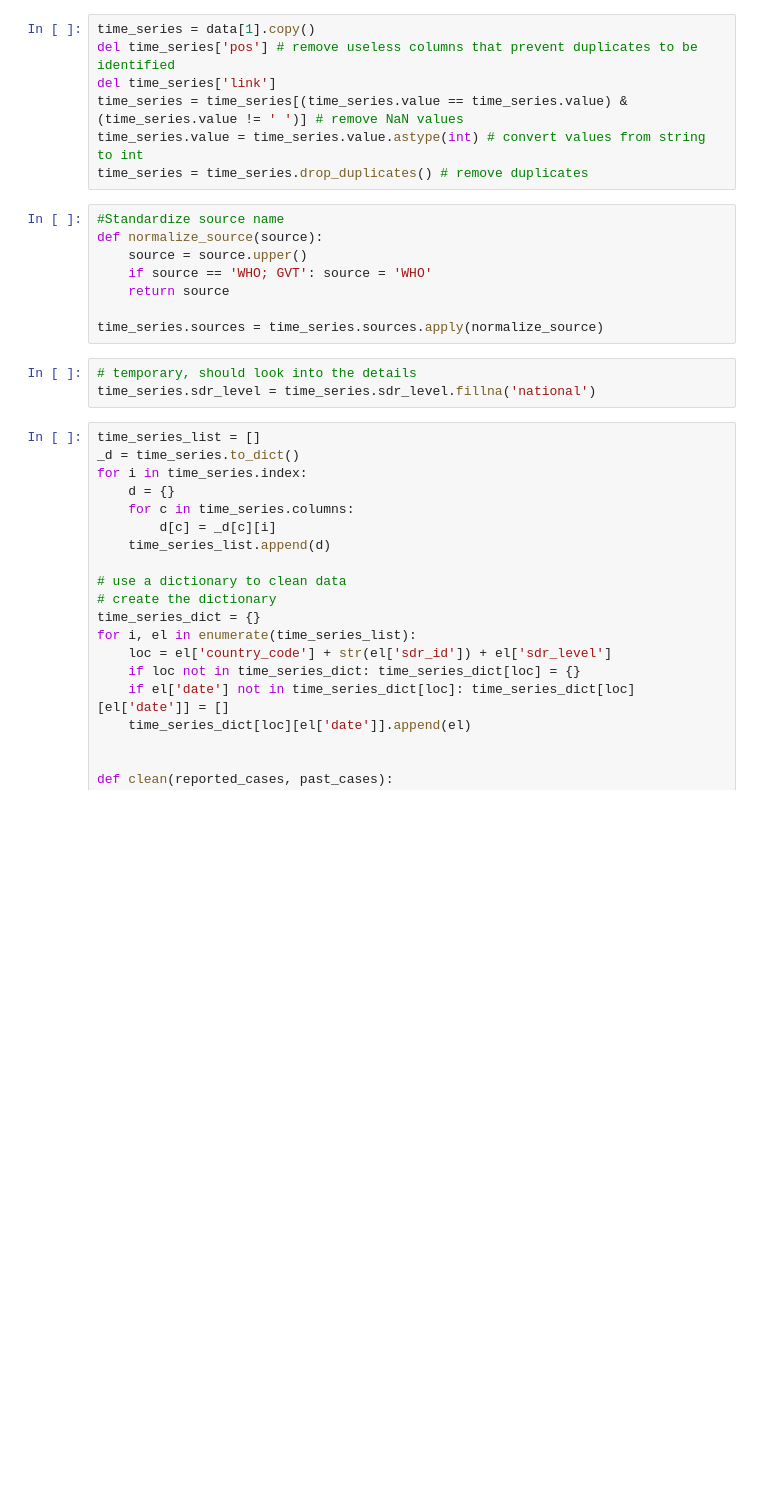
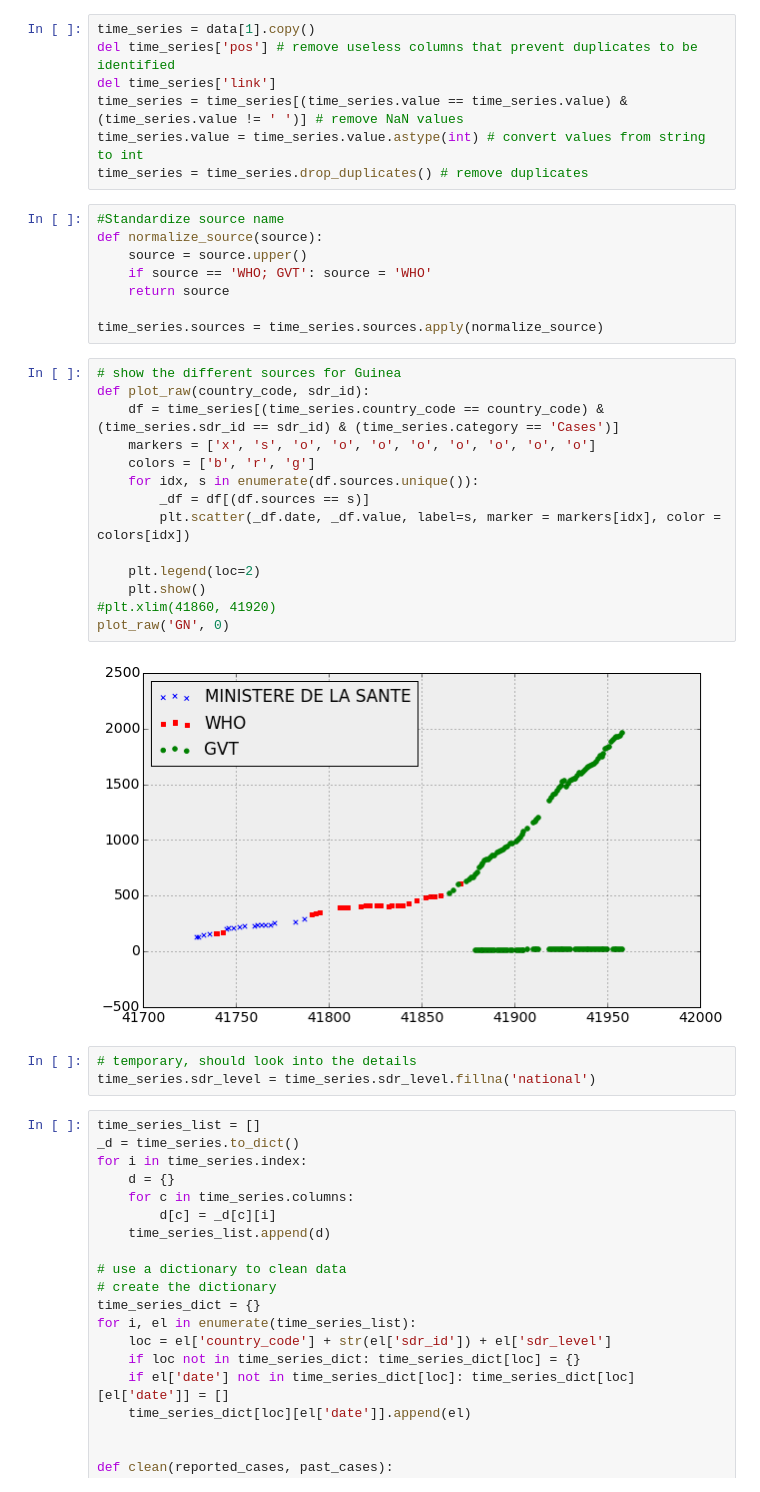
Before and after one commit to gsabran/data-science-project, a Jupyter notebook: code/timeseries.ipynb, the cells around one changed output. Cells and saved outputs as stored; diff of their text form; blank space fills up the shorter version.

```diff
--- a/code/timeseries.ipynb
+++ b/code/timeseries.ipynb
@@ -41,6 +41,22 @@ def normalize_source(source):
     return source
 
 time_series.sources = time_series.sources.apply(normalize_source)
+# %%
+# show the different sources for Guinea
+def plot_raw(country_code, sdr_id):
+    df = time_series[(time_series.country_code == country_code) & (time_series.sdr_id == sdr_id) & (time_series.category == 'Cases')]
+    markers = ['x', 's', 'o', 'o', 'o', 'o', 'o', 'o', 'o', 'o']
+    colors = ['b', 'r', 'g']
+    for idx, s in enumerate(df.sources.unique()):
+        _df = df[(df.sources == s)]
+        plt.scatter(_df.date, _df.value, label=s, marker = markers[idx], color = colors[idx])
+
+    plt.legend(loc=2)
+    plt.show()
+#plt.xlim(41860, 41920)
+plot_raw('GN', 0)
+# %% [output]
+[figure, added]
 # %%
 # temporary, should look into the details
 time_series.sdr_level = time_series.sdr_level.fillna('national')
```
Also changed, not shown: parts of 5 cells of this notebook, 1 other file.
